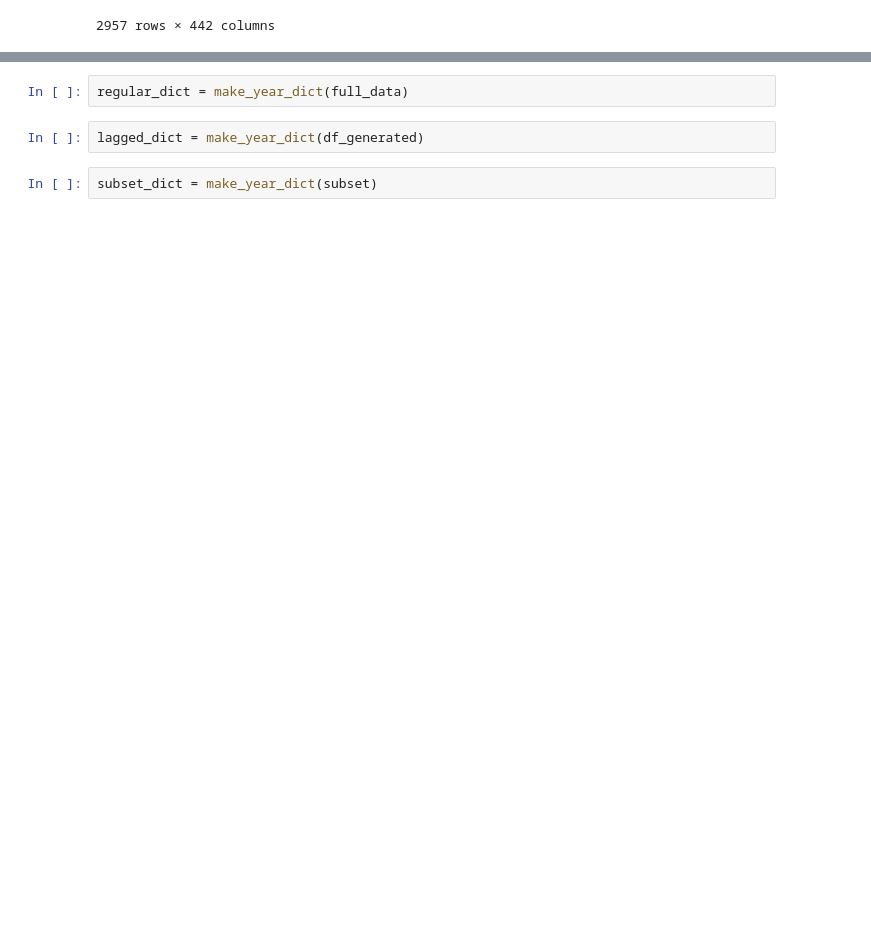
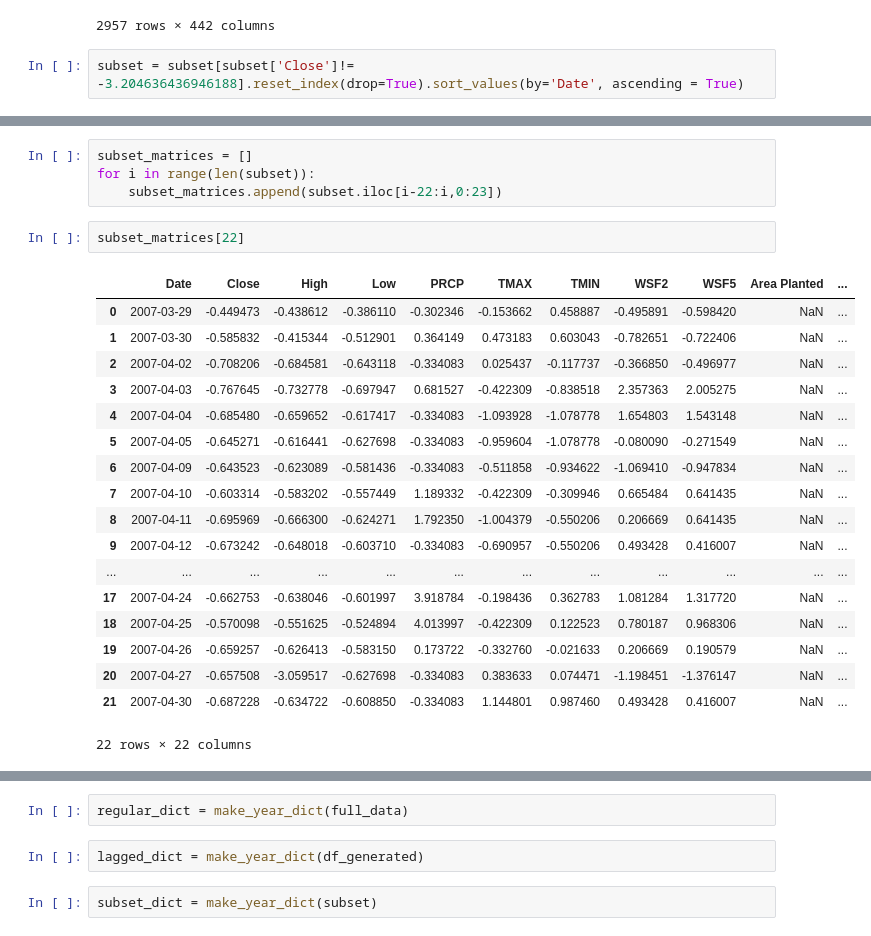
Before and after one commit to evanlipton/EENG439_CornPredictions, a Jupyter notebook: Data_Cleaning.ipynb, the cells around one changed output, grey strips where cells are left out. Drawn from its saved outputs; the diff is of its cells as text; blank space fills up the shorter version.

```diff
--- a/Data_Cleaning.ipynb
+++ b/Data_Cleaning.ipynb
@@ -396,3 +401,5 @@ df_generated
 | 2955 | 2007-03-30 | -0.585832 | -0.415344 | -0.512901 | 0.364149 | 0.473183 | 0.603043 | -0.782651 | -0.722406 | NaN | ... |
 | 2956 | 2007-03-29 | -0.449473 | -0.438612 | -0.386110 | -0.302346 | -0.153662 | 0.458887 | -0.495891 | -0.598420 | NaN | ... |
 2957 rows × 442 columns
+# %%
+subset = subset[subset['Close']!= -3.204636436946188].reset_index(drop=True).sort_values(by='Date', ascending = True)
@@ -398,0 +422,25 @@ df_generated
+# %%
+subset_matrices = []
+for i in range(len(subset)):
+    subset_matrices.append(subset.iloc[i-22:i,0:23])
+# %%
+subset_matrices[22]
+# %% [output]
+|  | Date | Close | High | Low | PRCP | TMAX | TMIN | WSF2 | WSF5 | Area Planted | ... |
+| 0 | 2007-03-29 | -0.449473 | -0.438612 | -0.386110 | -0.302346 | -0.153662 | 0.458887 | -0.495891 | -0.598420 | NaN | ... |
+| 1 | 2007-03-30 | -0.585832 | -0.415344 | -0.512901 | 0.364149 | 0.473183 | 0.603043 | -0.782651 | -0.722406 | NaN | ... |
+| 2 | 2007-04-02 | -0.708206 | -0.684581 | -0.643118 | -0.334083 | 0.025437 | -0.117737 | -0.366850 | -0.496977 | NaN | ... |
+| 3 | 2007-04-03 | -0.767645 | -0.732778 | -0.697947 | 0.681527 | -0.422309 | -0.838518 | 2.357363 | 2.005275 | NaN | ... |
+| 4 | 2007-04-04 | -0.685480 | -0.659652 | -0.617417 | -0.334083 | -1.093928 | -1.078778 | 1.654803 | 1.543148 | NaN | ... |
+| 5 | 2007-04-05 | -0.645271 | -0.616441 | -0.627698 | -0.334083 | -0.959604 | -1.078778 | -0.080090 | -0.271549 | NaN | ... |
+| 6 | 2007-04-09 | -0.643523 | -0.623089 | -0.581436 | -0.334083 | -0.511858 | -0.934622 | -1.069410 | -0.947834 | NaN | ... |
+| 7 | 2007-04-10 | -0.603314 | -0.583202 | -0.557449 | 1.189332 | -0.422309 | -0.309946 | 0.665484 | 0.641435 | NaN | ... |
+| 8 | 2007-04-11 | -0.695969 | -0.666300 | -0.624271 | 1.792350 | -1.004379 | -0.550206 | 0.206669 | 0.641435 | NaN | ... |
+| 9 | 2007-04-12 | -0.673242 | -0.648018 | -0.603710 | -0.334083 | -0.690957 | -0.550206 | 0.493428 | 0.416007 | NaN | ... |
+| ... | ... | ... | ... | ... | ... | ... | ... | ... | ... | ... | ... |
+| 17 | 2007-04-24 | -0.662753 | -0.638046 | -0.601997 | 3.918784 | -0.198436 | 0.362783 | 1.081284 | 1.317720 | NaN | ... |
+| 18 | 2007-04-25 | -0.570098 | -0.551625 | -0.524894 | 4.013997 | -0.422309 | 0.122523 | 0.780187 | 0.968306 | NaN | ... |
+| 19 | 2007-04-26 | -0.659257 | -0.626413 | -0.583150 | 0.173722 | -0.332760 | -0.021633 | 0.206669 | 0.190579 | NaN | ... |
+| 20 | 2007-04-27 | -0.657508 | -3.059517 | -0.627698 | -0.334083 | 0.383633 | 0.074471 | -1.198451 | -1.376147 | NaN | ... |
+| 21 | 2007-04-30 | -0.687228 | -0.634722 | -0.608850 | -0.334083 | 1.144801 | 0.987460 | 0.493428 | 0.416007 | NaN | ... |
+22 rows × 22 columns
```
Also changed, not shown: parts of 24 cells of this notebook, 1 other file.
